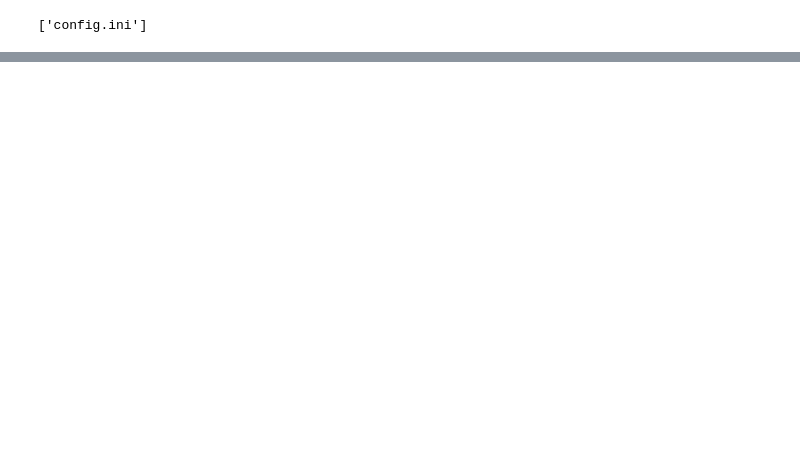
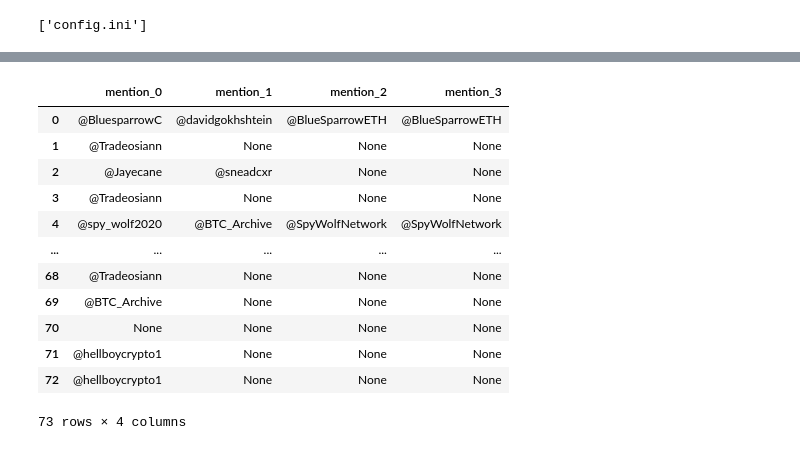
Before and after one commit to everydaycodings/Twitter-Sentimental-Analysis-WebApp, a Jupyter notebook: sentimental_analysis.ipynb, the cells around one changed output, grey strips where cells are left out. Saved outputs shown, nothing was run; the diff lists cells and outputs as text; code cells hidden in the pictures; blank space fills up the shorter version.

Commit message:
added mention list

```diff
--- a/sentimental_analysis.ipynb
+++ b/sentimental_analysis.ipynb
@@ -148,3 +133,20 @@ See the caveats in the documentation: https://pandas.pydata.org/pandas-docs/stab
+# %%
+mention = pd.DataFrame(df["mention"].to_list()).add_prefix("mention_")
+mention
+# %% [output]
+|  | mention_0 | mention_1 | mention_2 | mention_3 |
+| 0 | @BluesparrowC | @davidgokhshtein | @BlueSparrowETH | @BlueSparrowETH |
+| 1 | @Tradeosiann | None | None | None |
+| 2 | @Jayecane | @sneadcxr | None | None |
+| 3 | @Tradeosiann | None | None | None |
+| 4 | @spy_wolf2020 | @BTC_Archive | @SpyWolfNetwork | @SpyWolfNetwork |
+| ... | ... | ... | ... | ... |
+| 68 | @Tradeosiann | None | None | None |
+| 69 | @BTC_Archive | None | None | None |
+| 70 | None | None | None | None |
+| 71 | @hellboycrypto1 | None | None | None |
+| 72 | @hellboycrypto1 | None | None | None |
+73 rows × 4 columns
 # %%
 def getAnalysis(score):
   if score < 0:
```
Also changed, not shown: parts of 7 cells of this notebook.
